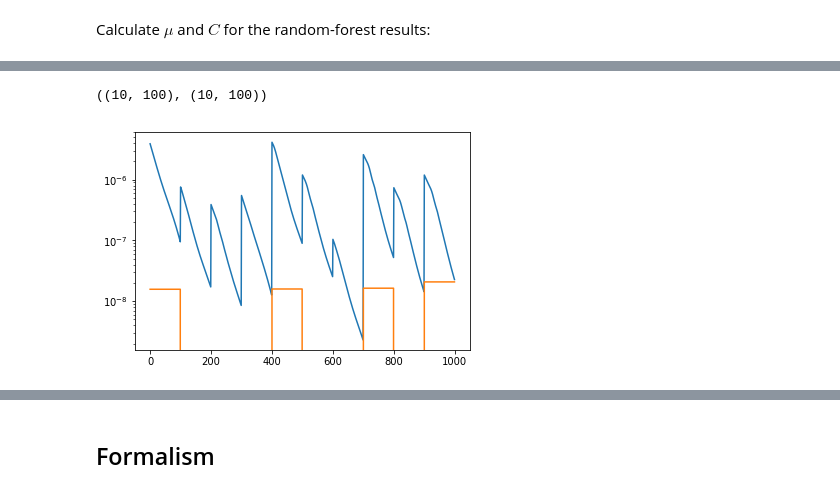
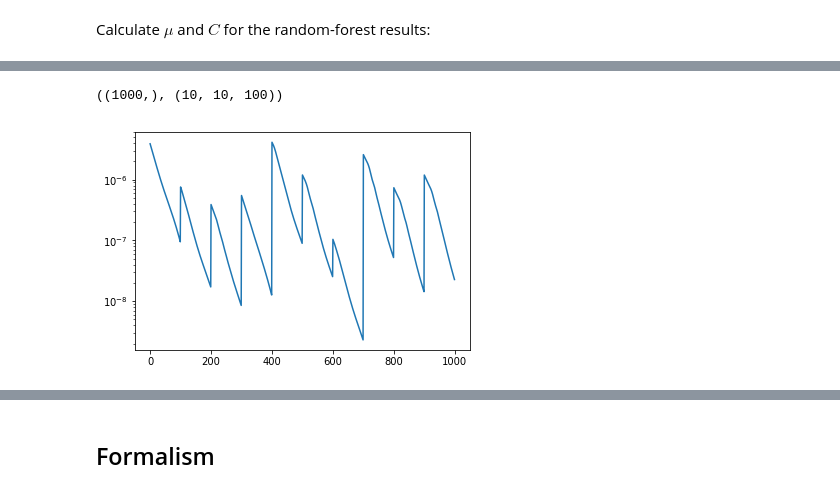
Before and after one commit to dkirkby/zotbin, a Jupyter notebook: Sandbox.ipynb, the cells around one changed output, grey strips where cells are left out. Saved outputs shown, nothing was run; the diff lists cells and outputs as text; code cells hidden in the pictures.

```diff
--- a/Sandbox.ipynb
+++ b/Sandbox.ipynb
@@ -150,10 +150,10 @@ nl_rf = jc.angular_cl.noise_cl(ell, probes_rf)
 # %%
-cl_rf.shape, nl_rf.shape
+mu_rf.shape, cov_rf.shape
 # %% [output]
-((10, 100), (10, 100))
+((1000,), (10, 10, 100))
 # %%
-plt.semilogy(cl_rf.reshape(-1));
-plt.semilogy(nl_rf.reshape(-1));
+plt.semilogy(mu_rf.reshape(-1));
+#plt.semilogy(nl_rf.reshape(-1));
 # %% [output]
-[figure, old version]
+[figure, new version]
 # %%
```
Also changed, not shown: parts of 8 cells of this notebook.
